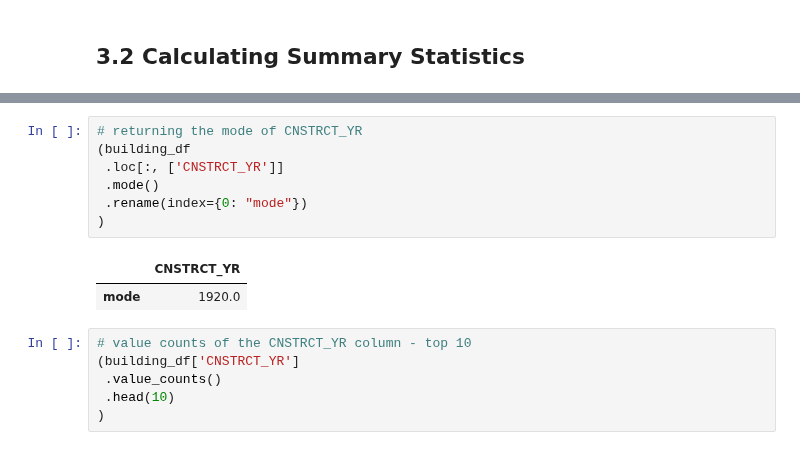
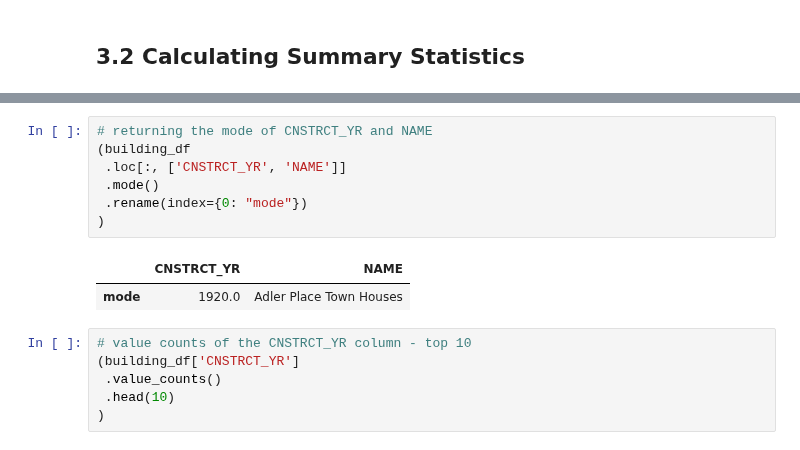
Before and after one commit to mebauer/data-analysis-using-python, a Jupyter notebook: 2-data-inspection-cleaning-wrangling.ipynb, the cells around one changed output, grey strips where cells are left out. Drawn from its saved outputs; the diff is of its cells as text.

```diff
--- a/2-data-inspection-cleaning-wrangling.ipynb
+++ b/2-data-inspection-cleaning-wrangling.ipynb
@@ -239,15 +239,15 @@ building_df.describe(include=['O'])
 | top | MULTIPOLYGON (((-73.9666457046696... | Adler Place Town Houses | 08/22/2017 12:00:00 AM | Constructed | Photogramm |
 | freq | 1 | 52 | 802698 | 1081674 | 1014794 |
 # %%
-# returning the mode of CNSTRCT_YR
+# returning the mode of CNSTRCT_YR and NAME
 (building_df
- .loc[:, ['CNSTRCT_YR']]
+ .loc[:, ['CNSTRCT_YR', 'NAME']]
  .mode()
  .rename(index={0: "mode"})
 )
 # %% [output]
-|  | CNSTRCT_YR |
-| mode | 1920.0 |
+|  | CNSTRCT_YR | NAME |
+| mode | 1920.0 | Adler Place Town Houses |
 # %%
 # value counts of the CNSTRCT_YR column - top 10
 (building_df['CNSTRCT_YR']
```
Also changed, not shown: parts of 21 cells of this notebook.
